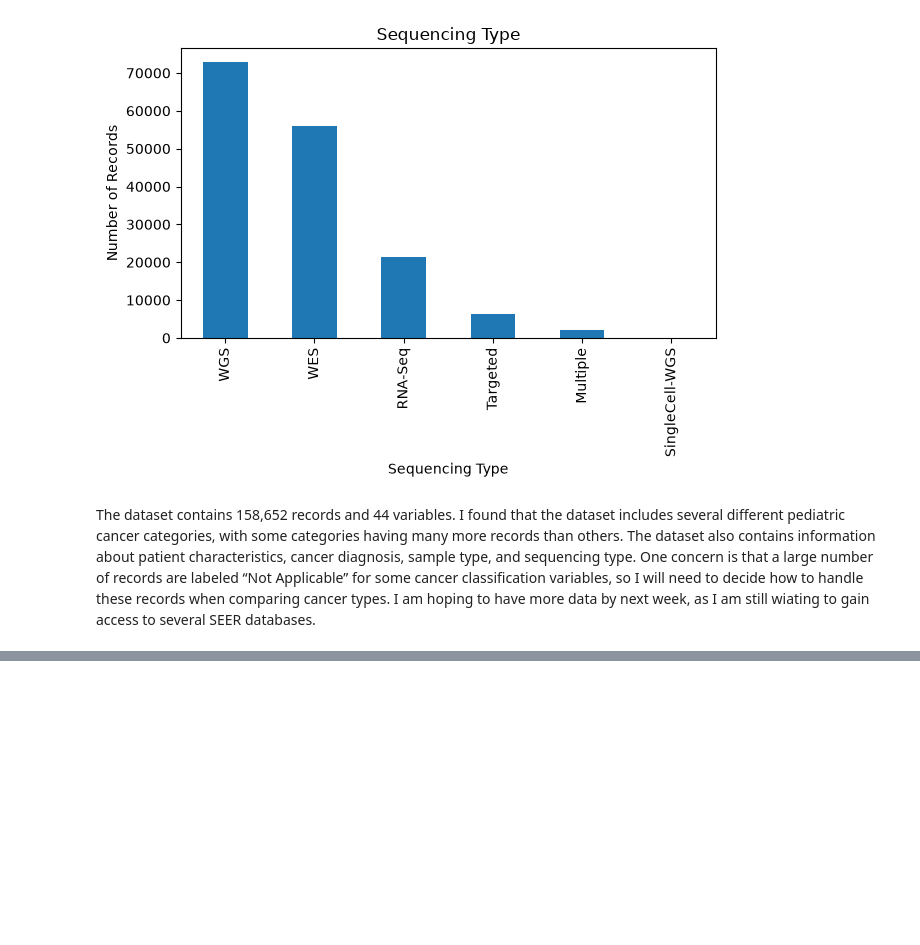
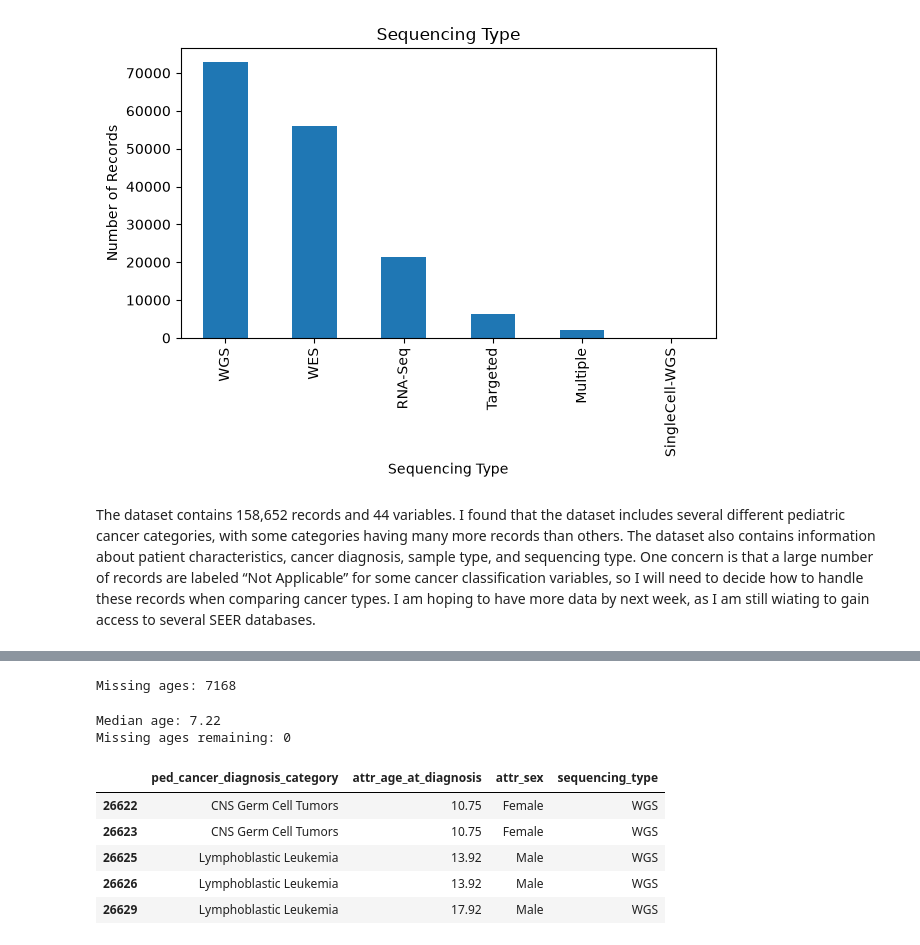
Before and after one commit to liacodes4/Lia-Capstone, a Jupyter notebook: notebooks/01_data_exploration.ipynb, the cells around one changed output, grey strips where cells are left out. Cells and saved outputs as stored; diff of their text form; code cells hidden in the pictures; blank space fills up the shorter version.

```diff
--- a/notebooks/01_data_exploration.ipynb
+++ b/notebooks/01_data_exploration.ipynb
@@ -124,0 +322,8 @@ The dataset contains 158,652 records and 44 variables. I found that the dataset
+# %%
+model_df = model_df[
+    model_df["ped_cancer_diagnosis_category"] != "Not Applicable"
+].copy()
+
+print("Rows remaining:", len(model_df))
+
+model_df["ped_cancer_diagnosis_category"].value_counts()
@@ -124,0 +380,33 @@ The dataset contains 158,652 records and 44 variables. I found that the dataset
+# %%
+model_df["attr_age_at_diagnosis"] = pd.to_numeric(
+    model_df["attr_age_at_diagnosis"],
+    errors="coerce"
+)
+
+print("Missing ages:", model_df["attr_age_at_diagnosis"].isnull().sum())
+# %% [output]
+Missing ages: 7168
+# %%
+median_age = model_df["attr_age_at_diagnosis"].median()
+
+model_df["attr_age_at_diagnosis"] = (
+    model_df["attr_age_at_diagnosis"].fillna(median_age)
+)
+
+print("Median age:", median_age)
+print("Missing ages remaining:",
+      model_df["attr_age_at_diagnosis"].isnull().sum())
+# %% [output]
+Median age: 7.22
+Missing ages remaining: 0
+# %%
+model_df = model_df.drop(columns=["tissue_type"])
+
+model_df.head()
+# %% [output]
+|  | ped_cancer_diagnosis_category | attr_age_at_diagnosis | attr_sex | sequencing_type |
+| 26622 | CNS Germ Cell Tumors | 10.75 | Female | WGS |
+| 26623 | CNS Germ Cell Tumors | 10.75 | Female | WGS |
+| 26625 | Lymphoblastic Leukemia | 13.92 | Male | WGS |
+| 26626 | Lymphoblastic Leukemia | 13.92 | Male | WGS |
+| 26629 | Lymphoblastic Leukemia | 17.92 | Male | WGS |
```
Also changed, not shown: parts of 40 cells of this notebook.
